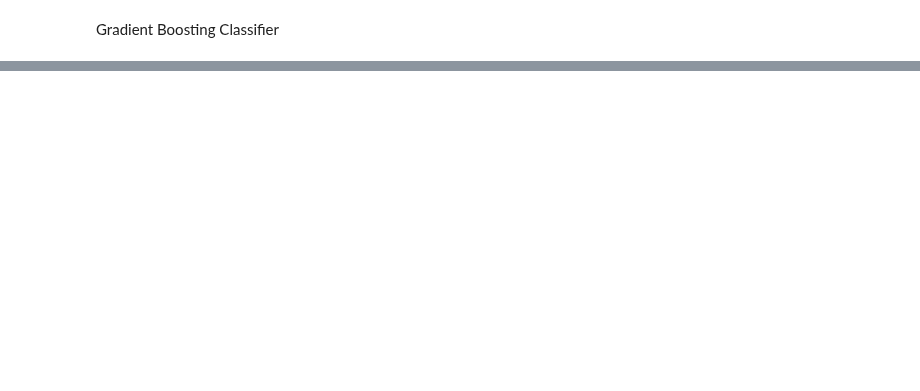
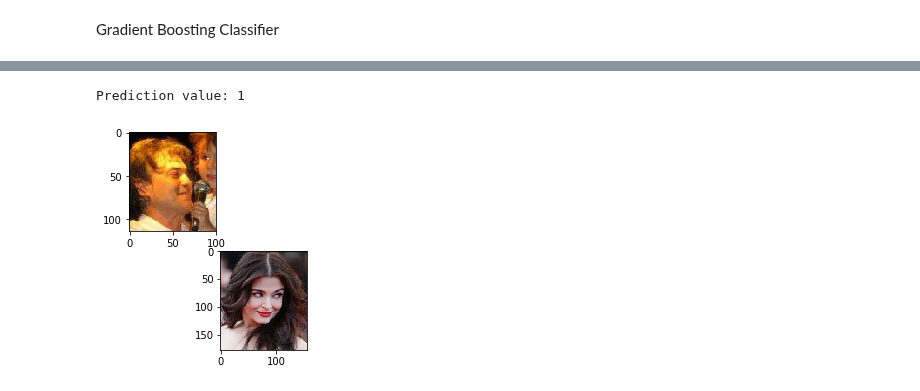
Before and after one commit to T-rex007/Face_recognition, a Jupyter notebook: gboosttrees_pipeline-Copy1.ipynb, the cells around one changed output, grey strips where cells are left out. Saved outputs shown, nothing was run; the diff lists cells and outputs as text; code cells hidden in the pictures; blank space fills up the shorter version.

```diff
--- a/gboosttrees_pipeline-Copy1.ipynb
+++ b/gboosttrees_pipeline-Copy1.ipynb
@@ -83,0 +152,5 @@ dump(f_selector, "demo/PipelineParts/feature_selector.joblib")
+# %%
+showfalse(1)
+# %% [output]
+Prediction value: 1
+[figure, added]
```
Also changed, not shown: parts of 28 cells of this notebook.
